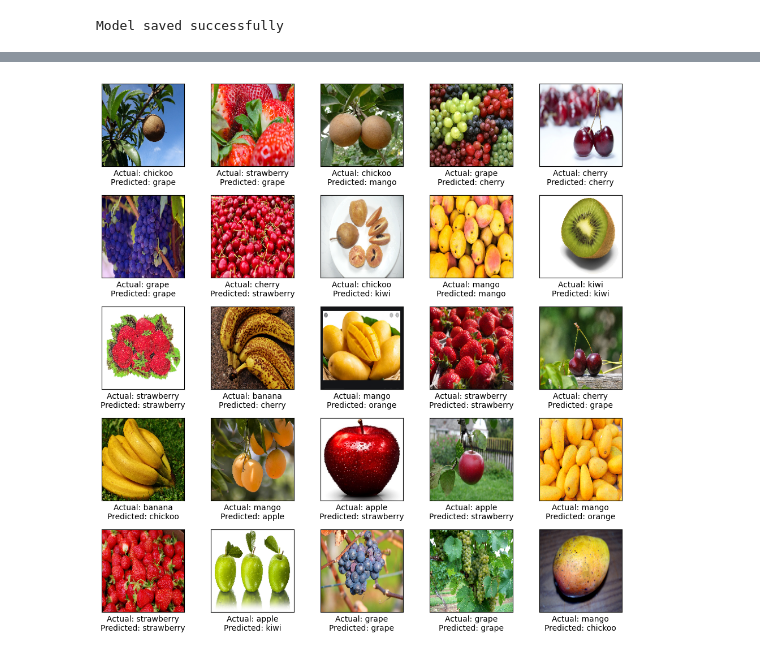
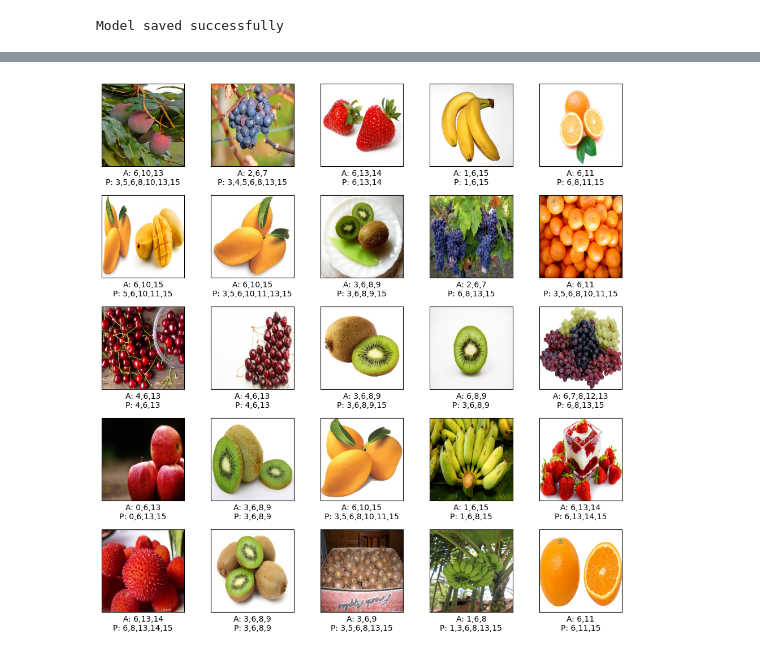
Before and after one commit to andreasjonathanimm/Projek-Temu-Kembali-Gambar, a Jupyter notebook: info_retrieval.ipynb, the cells around one changed output, grey strips where cells are left out. Drawn from its saved outputs; the diff is of its cells as text; code cells hidden in the pictures.

Commit message:
First version
- Model is MobileNetV2 reaching accuracy below 40%
- Labels have been changed to match image names
- Refactoring functions for multi class labels

```diff
--- a/info_retrieval.ipynb
+++ b/info_retrieval.ipynb
@@ -17,5 +13,9 @@ num_classes = len(classes)
 # %% [output]
 WARNING:tensorflow:From d:\anaconda3\envs\tensorflow\lib\site-packages\keras\src\losses.py:2976: The name tf.losses.sparse_softmax_cross_entropy is deprecated. Please use tf.compat.v1.losses.sparse_so ...
+# %%
+dataset_dir = 'dataset'
+images_dir = os.path.join(dataset_dir, 'images')
+labels_csv = os.path.join(dataset_dir, 'labels.csv')
 # %%
 # Load the model if exists
 model = None
@@ -66,12 +74,11 @@ def load_dataset(dataset_dir, input_shape):
 # %%
 # Load dataset
-data, labels = load_dataset(dataset_dir, (256, 256))
-input_shape = data.shape[1:]
+data, labels, classes = load_dataset(images_dir, labels_csv, (224,224))
+input_shape = data.shape[1:3] + (3,)
 data = data / 255.0
 train_data, test_data, train_labels, test_labels = train_test_split(data, labels, test_size=0.2)
 # %%
-# Retrain model
+# Retrain model or make a new one if missing
 model = retrain_model(model, input_shape, classes)
-
-model = train_model(model, train_data, train_labels, 10)
+model.summary()
 # %% [output]
@@ -87,0 +102,16 @@ Error:
+# %%
+from tensorflow.keras.callbacks import EarlyStopping
+
+# Define training settings
+train_settings = {
+    'epochs': 15,
+    'callbacks': [
+        EarlyStopping(monitor='val_loss', patience=5, restore_best_weights=True)
+    ],
+    'validation_split': 0.2
+}
+
+# Train the model with the settings
+history = model.fit(train_data, train_labels, epochs=train_settings['epochs'],
+                callbacks=train_settings['callbacks'],
+                validation_split=train_settings['validation_split'])
@@ -100,7 +148,6 @@ print("Test accuracy: ", test_acc)
 predictions = model.predict(test_data)
 predicted_labels = np.argmax(predictions, axis=1)
 predicted_labels = [classes[label] for label in predicted_labels]
-test_predictions = [classes[label] for label in test_labels]
 
 # Plot
 plt.figure(figsize=(10, 10))
@@ -111,6 +158,8 @@ for i in range(25):
     plt.grid(False)
     plt.tight_layout()
     plt.imshow(test_data[i], cmap=plt.cm.binary)
-    plt.xlabel(f"Actual: {test_predictions[i]}\nPredicted: {predicted_labels[i]}")
+    actual_labels = ','.join([str(idx) for idx, val in enumerate(test_labels[i]) if val == 1])
+    predicted_labels_str = ','.join([str(idx) for idx, val in enumerate(predictions[i]) if val > 0.8])
+    plt.xlabel(f"A: {actual_labels}\nP: {predicted_labels_str}")
 plt.show()
 # %% [output]
@@ -122 +169 @@ WARNING:tensorflow:5 out of the last 13 calls to <function Model.make_predict_fu
-[figure, old version]
+[figure, new version]
```
Also changed, not shown: parts of 5 cells of this notebook, 2 other files.
